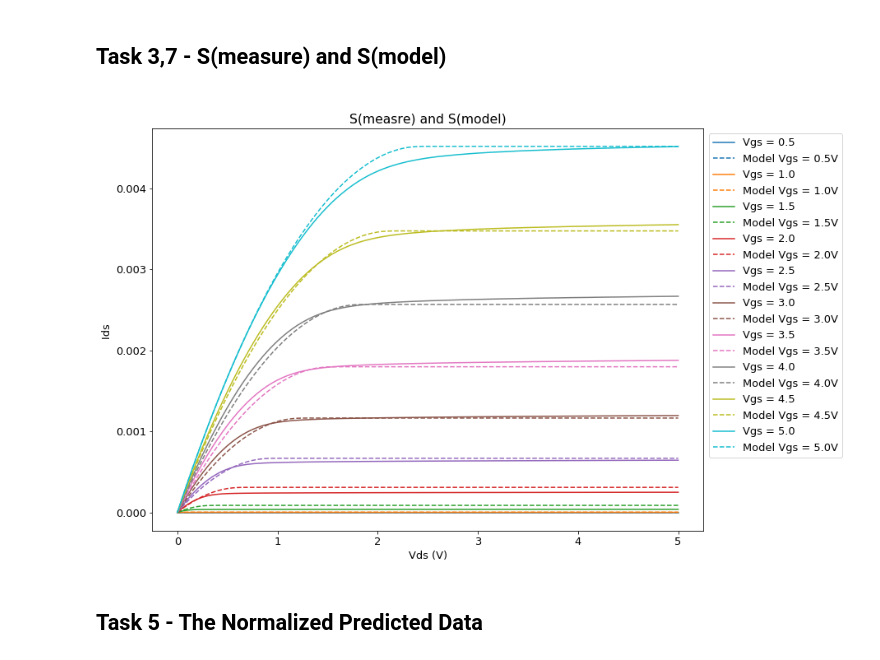
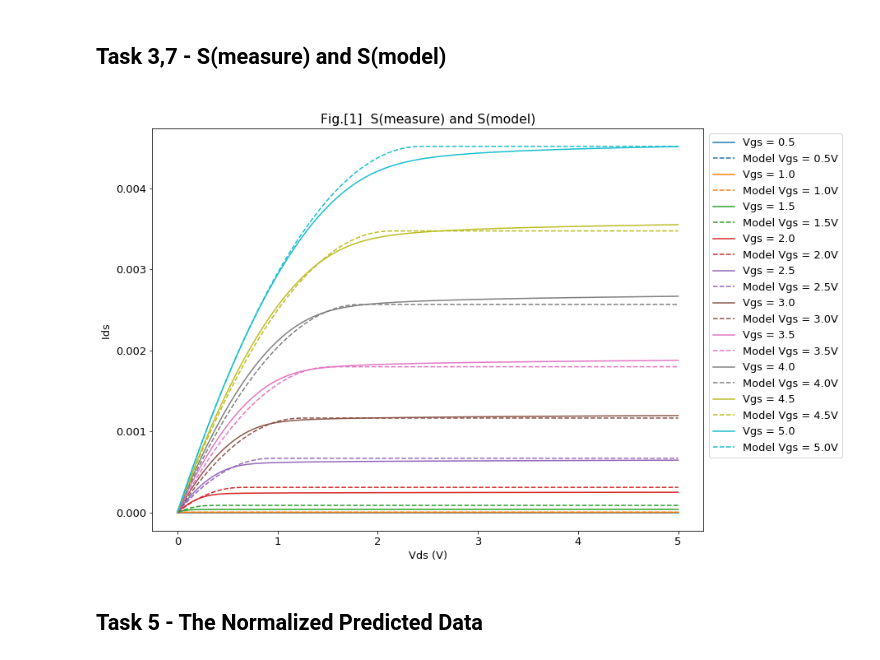
Before and after one commit to yuanhe772/ECE4960-Sp2018, a Jupyter notebook: Project3/src/Plot.ipynb, the cells around one changed output. Saved outputs shown, nothing was run; the diff lists cells and outputs as text; code cells hidden in the pictures.

```diff
--- a/Project3/src/Plot.ipynb
+++ b/Project3/src/Plot.ipynb
@@ -76,9 +76,9 @@ for tuple in NMOSdata:
 # %% [markdown]
 ## Task 3,7 -  S(measure) and S(model)
 # %%
-plot(1, "\nS(measre) and S(model)", 2)
+plot(1, "\nFig.[1]  S(measure) and S(model)", 2)
 # %% [output]
-[figure, old version]
+[figure, new version]
 # %% [markdown]
 ## Task 5 - The Normalized Predicted Data
 # %%
```
Also changed, not shown: parts of 3 cells of this notebook.
